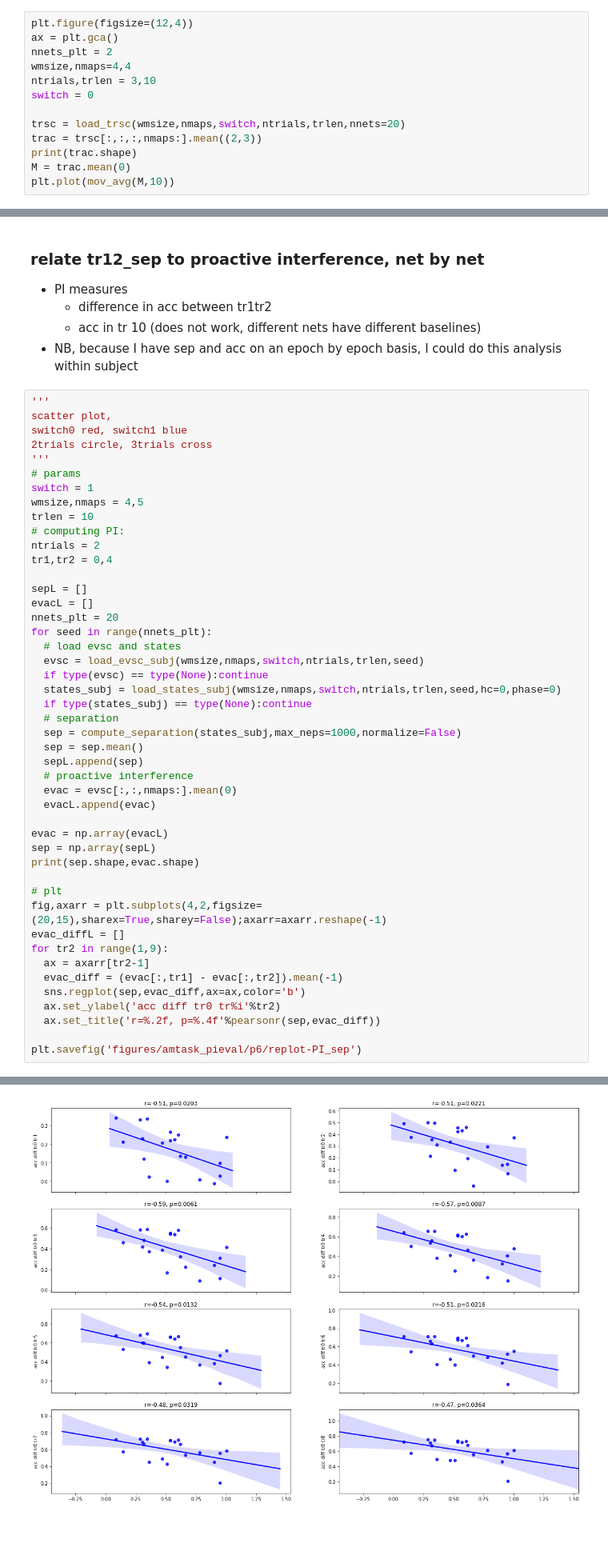
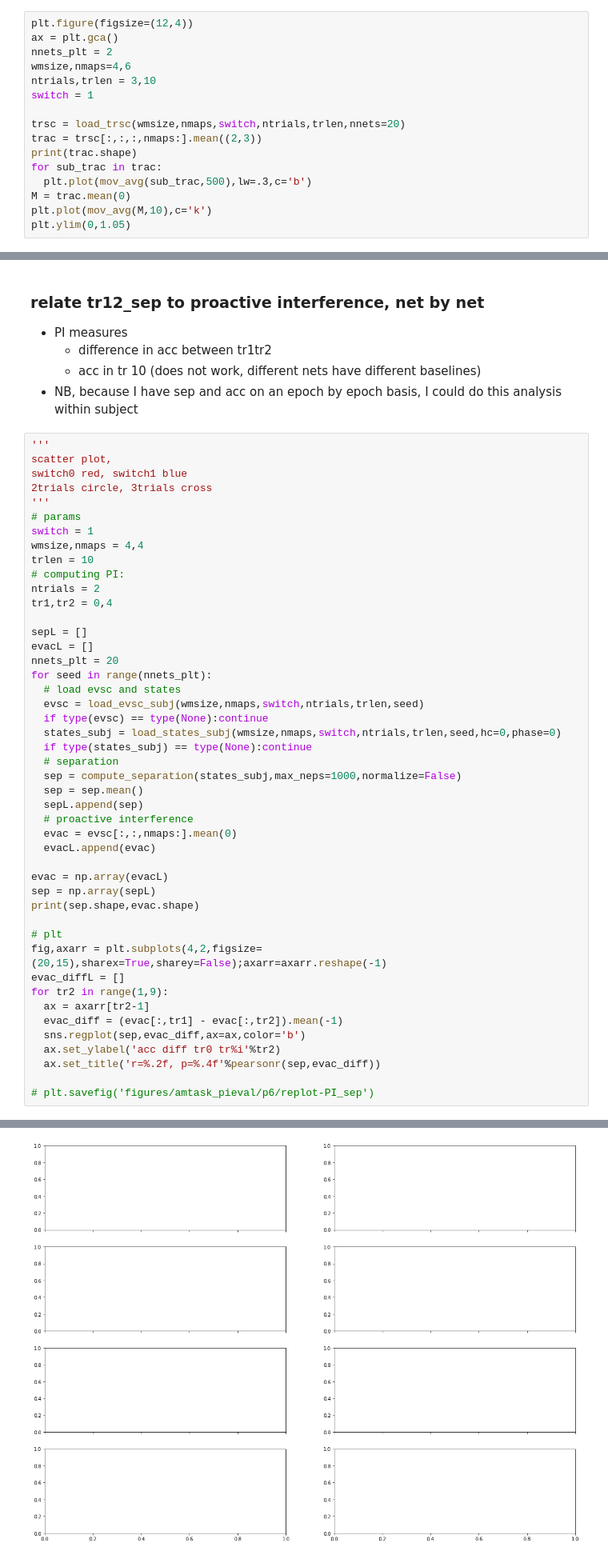
Before and after one commit to andrebeu/PM, a Jupyter notebook: amtask-pieval.ipynb, the cells around one changed output, grey strips where cells are left out. Shown: that part at 80% size. Drawn from its saved outputs; the diff is of its cells as text; blank space fills up the shorter version.

```diff
--- a/amtask-pieval.ipynb
+++ b/amtask-pieval.ipynb
@@ -75,13 +75,16 @@ def load_evsc(wmsize,nmaps,switch,ntrials,trlen,nnets=20):
 plt.figure(figsize=(12,4))
 ax = plt.gca()
 nnets_plt = 2
-wmsize,nmaps=4,4
+wmsize,nmaps=4,6
 ntrials,trlen = 3,10
-switch = 0
+switch = 1
 
 trsc = load_trsc(wmsize,nmaps,switch,ntrials,trlen,nnets=20)
 trac = trsc[:,:,:,nmaps:].mean((2,3))
 print(trac.shape)
+for sub_trac in trac:
+  plt.plot(mov_avg(sub_trac,500),lw=.3,c='b')
 M = trac.mean(0)
-plt.plot(mov_avg(M,10))
+plt.plot(mov_avg(M,10),c='k')
+plt.ylim(0,1.05)
 # %% [output]
@@ -319,7 +327,7 @@ switch0 red, switch1 blue
 '''
 # params
 switch = 1
-wmsize,nmaps = 4,5
+wmsize,nmaps = 4,4
 trlen = 10
 # computing PI:
 ntrials = 2
@@ -356,5 +364,5 @@ for tr2 in range(1,9):
   ax.set_ylabel('acc diff tr0 tr%i'%tr2)
   ax.set_title('r=%.2f, p=%.4f'%pearsonr(sep,evac_diff))
 
-plt.savefig('figures/amtask_pieval/p6/replot-PI_sep')
+# plt.savefig('figures/amtask_pieval/p6/replot-PI_sep')
 # %% [output]
@@ -362,4 +371,4 @@ plt.savefig('figures/amtask_pieval/p6/replot-PI_sep')
-[figure, old version]
+[figure, new version]
 # %%
 '''
 scatter plot,
```
Also changed, not shown: parts of 4 cells of this notebook, 39 other files.
